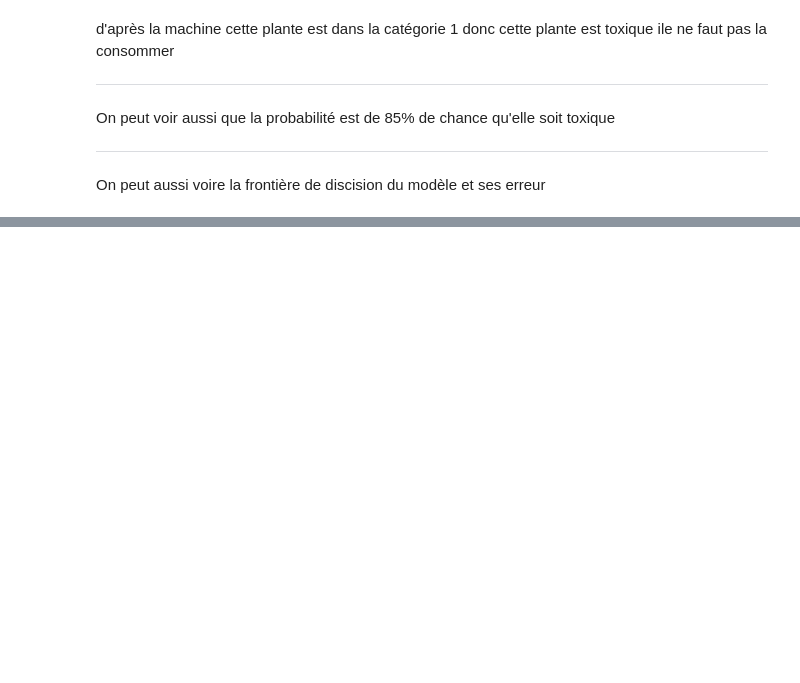
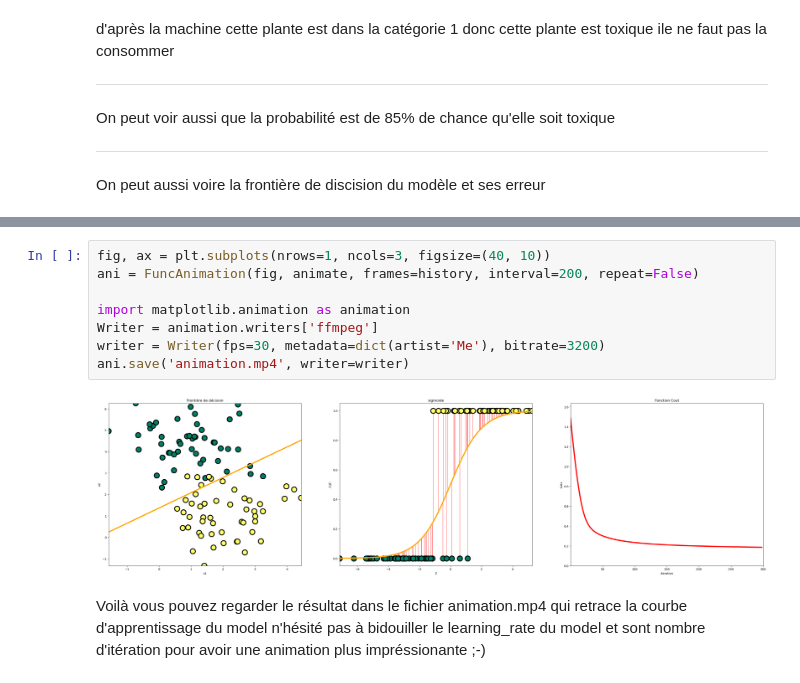
Before and after one commit to Sime-81/Deep_learning, a Jupyter notebook: Mon_premier_Neurone.ipynb, the cells around one changed output, grey strips where cells are left out. Saved outputs shown, nothing was run; the diff lists cells and outputs as text; blank space fills up the shorter version.

```diff
--- a/Mon_premier_Neurone.ipynb
+++ b/Mon_premier_Neurone.ipynb
@@ -117,0 +284,12 @@ On peut aussi voire la frontière de discision du modèle et ses erreur
+# %%
+fig, ax = plt.subplots(nrows=1, ncols=3, figsize=(40, 10))
+ani = FuncAnimation(fig, animate, frames=history, interval=200, repeat=False)
+
+import matplotlib.animation as animation
+Writer = animation.writers['ffmpeg']
+writer = Writer(fps=30, metadata=dict(artist='Me'), bitrate=3200)
+ani.save('animation.mp4', writer=writer)
+# %% [output]
+[figure, added]
+# %% [markdown]
+Voilà vous pouvez regarder le résultat dans le fichier animation.mp4 qui retrace la courbe d'apprentissage du model n'hésité pas à bidouiller le learning_rate du model et sont nombre d'itération pour avoir une animation plus impréssionante ;-)
```
Also changed, not shown: parts of 15 cells of this notebook, 1 other file.
